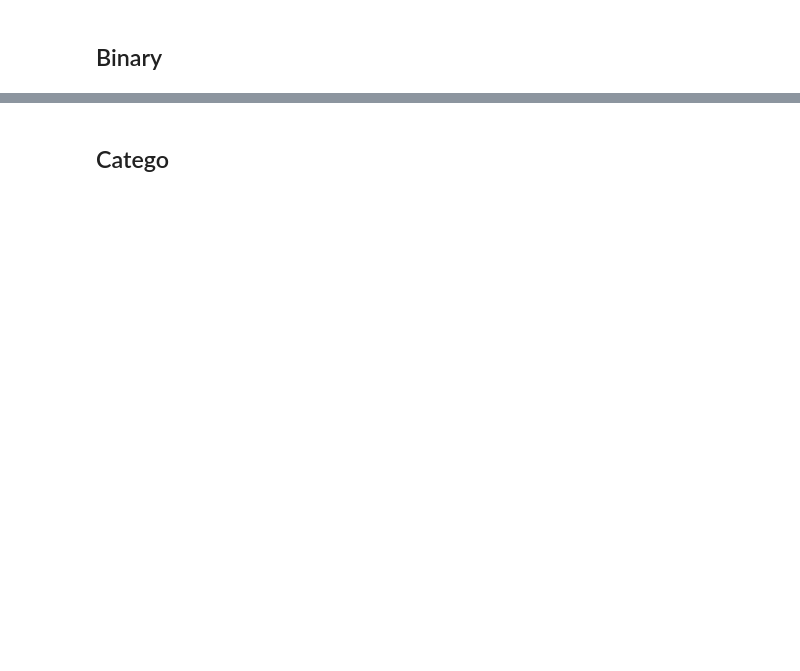
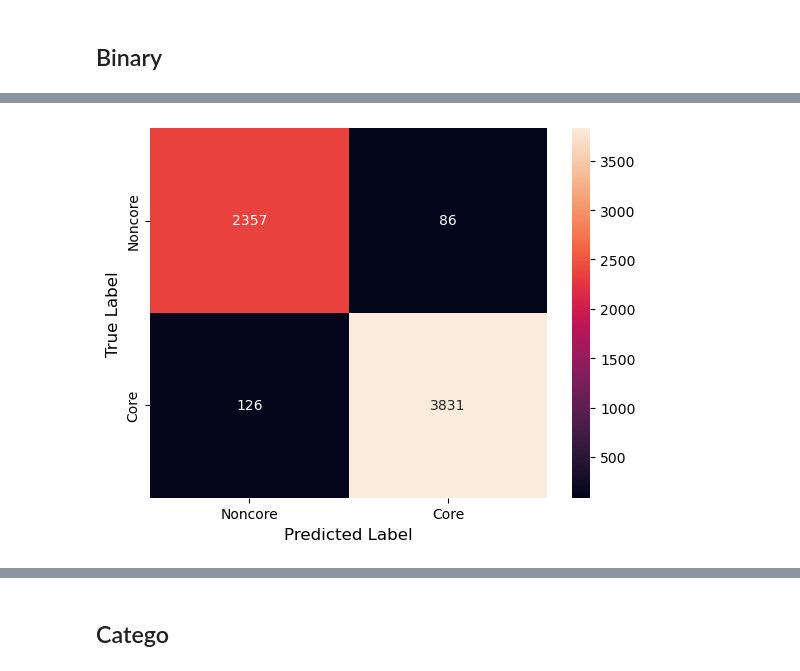
Before and after one commit to LYArn/pu, a Jupyter notebook: proj_long.ipynb, the cells around one changed output, grey strips where cells are left out. Cells and saved outputs as stored; diff of their text form; code cells hidden in the pictures; blank space fills up the shorter version.

```diff
--- a/proj_long.ipynb
+++ b/proj_long.ipynb
@@ -575,7 +531,3 @@ Weight of other class is : 1.03
 For data :
 - data_count.keys() containing all protofold classes
 - train_data and test_data containing list of files for the generator
-# %%
-for file in train_trim_data[:1]:
-    data = pd.read_csv(file, header=None).values
-    print(data.shape[0])
@@ -584,27 +534,23 @@ for file in train_trim_data[:1]:
 # %%
 def data_generator(files, batch_size, num_classes, method, class_classification = None):
-    num_files = len(files)
+    n_files = len(files)
 
     while True:
         np.random.shuffle(files)
-        for i in range(0, num_files, batch_size):
+        for i in range(0, n_files - batch_size + 1, batch_size):
             batch_files = files[i:i+batch_size]
             batch_data = []
             batch_labels = []
             for file in batch_files:
                 data = pd.read_csv(file, header=None).values
                 label = file.split('/')[-2]
-                if method == "binary":
-                    if label == "noncore":
+                if method == "binary" or method is None:
+                    if label == class_classification or label is None:
                         batch_labels.append(0)
                         batch_data.append(data)
                     else:
                         batch_labels.append(1)
                         batch_data.append(data)
-                elif method == "categorical_merge":
-                    merged_label = label.split('.')[-1]
-                    batch_labels.append(class_encoding[merged_label])
-                    batch_data.append(data)
                 elif method == "categorical":
                     batch_labels.append(class_encoding[label])
                     batch_data.append(data)
@@ -612,12 +558,10 @@ def data_generator(files, batch_size, num_classes, method, class_classification
             batch_data = np.array(batch_data)
             if method == "binary":
                 batch_labels = np.array(batch_labels)
-                batch_labels = to_categorical(batch_labels, 2)
             else:
                 batch_labels = np.array(batch_labels)
                 batch_labels = to_categorical(batch_labels, num_classes)
 
-
             yield batch_data, batch_labels
 # %%
 early_stopping_callback = EarlyStopping(
@@ -641,0 +653,2 @@ test_bin_generator = data_generator(test_trim_data, batch_size, num_classes, met
+# %%
+bin_model = load_model('binary_adjusted_batch4_lr-05.h5')
@@ -757,0 +674,21 @@ KeyboardInterrupt:
+# %%
+ytest, ypred = [], []
+
+for data, label in test_bin_generator:
+    if len(ytest) < len(test_data):
+        ytmp = bin_model.predict(data)
+        ypred.extend(ytmp[0])
+        ytest.extend(label)
+    else:
+        break
+# %%
+pred_labels = np.where(ypred>0.5, 1, 0)
+cm = confusion_matrix(ytest, pred_labels)
+cmn = cm.astype('float') / cm.sum(axis=1)[:, np.newaxis]
+sns.heatmap(cm, annot=True, fmt = 'g', xticklabels = ["Noncore", "Core"], yticklabels = ["Noncore", "Core"])
+plt.xlabel("Predicted Label", fontsize= 12)
+plt.ylabel("True Label", fontsize= 12)
+
+plt.show()
+# %% [output]
+[figure, added]
```
Also changed, not shown: parts of 62 cells of this notebook, 1 other file.
